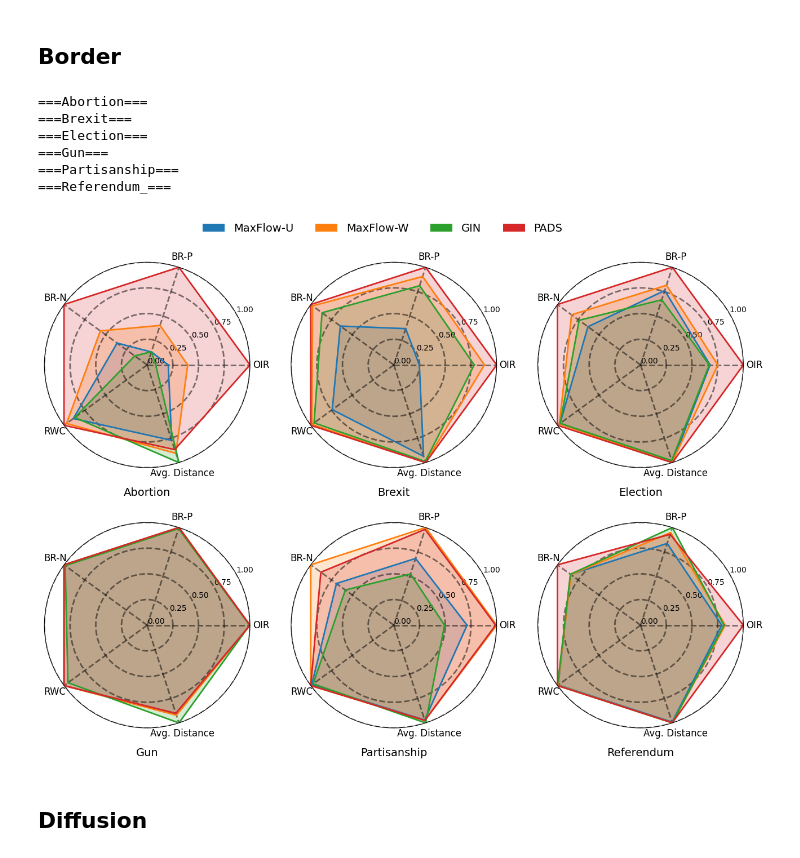
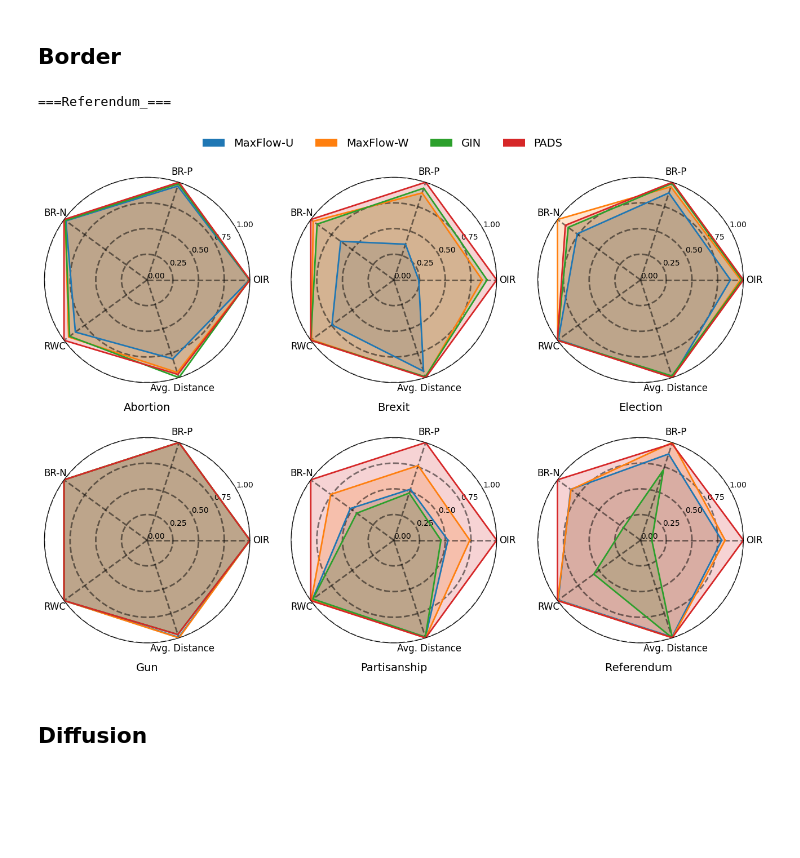
Before and after one commit to zxj0302/PADS, a Jupyter notebook: figures.ipynb, the cells around one changed output. Saved outputs shown, nothing was run; the diff lists cells and outputs as text; code cells hidden in the pictures; blank space fills up the shorter version.

```diff
--- a/figures.ipynb
+++ b/figures.ipynb
@@ -12,4 +13,4 @@ datasets = ['Abortion', 'Brexit', 'Election', 'Gun', 'Partisanship', 'Referendum
 ## Joint Distribution
 # %%
 for d in datasets:
-    joint_distribution(nx.read_gml(f'Output/{d}/graph.gml'), save_path=f'figs/joint_distribution/{d}.pdf')
+    joint_distribution(nx.read_gml(f'output/results-theta={theta}/{d}/graph.gml'), save_path=f'output/figs-theta={theta}/joint_distribution/{d}.pdf')
@@ -16,18 +24,13 @@ for d in datasets:
 # %% [markdown]
 ## Border
 # %%
-# for d in datasets:
-#     print(f'==={d}===')
-#     border_stat(f'Output/{d}/graph.gml', save_path=f'Output/{d}/border_stat.csv')
-# radar_chart('Output', 'figs/border_statistics')
+for d in datasets:
+    print(f'==={d}===')
+    border_stat(f'output/results-theta={theta}/{d}/graph.gml', save_path=f'output/figs-theta={theta}/border_statistics/{d}.csv')
+radar_chart(file_path=f'output/figs-theta={theta}/border_statistics/', datasets=datasets)
 # %% [output]
-===Abortion===
-===Brexit===
-===Election===
-===Gun===
-===Partisanship===
 ===Referendum_===
-[figure, old version]
+[figure, new version]
 # %% [markdown]
 ## Diffusion
 # %%
```
Also changed, not shown: parts of 11 cells of this notebook, 11 other files.
